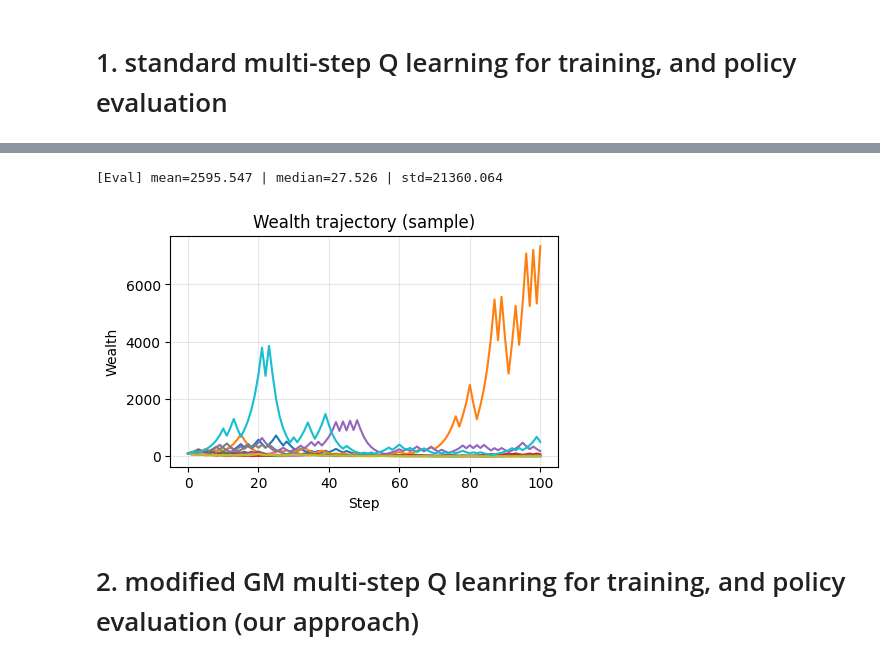
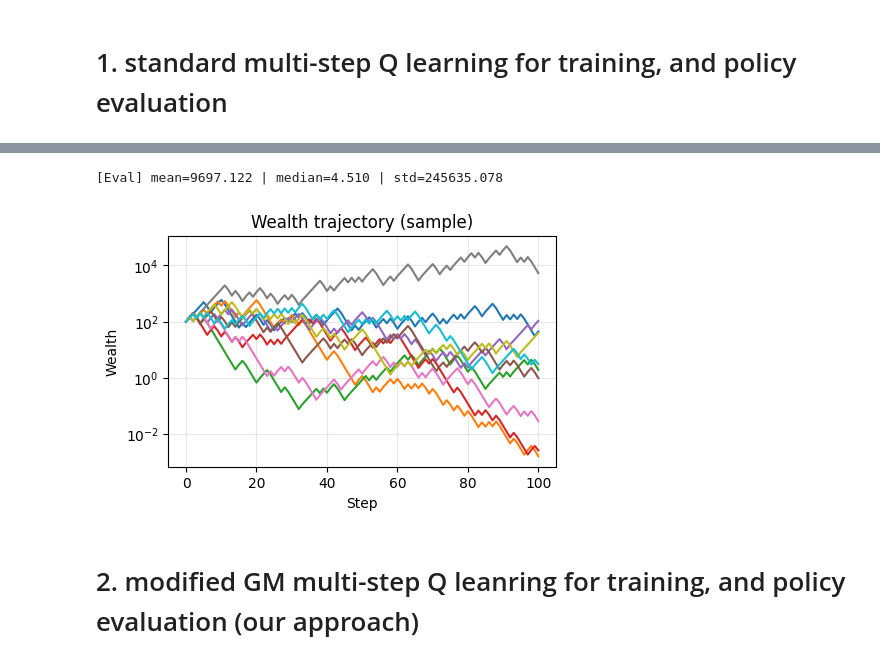
Before and after one commit to Xinyi-Sheng18/CDC-2025-beyond-expectation, a Jupyter notebook: experiments/cointoss/cointoss_Q.ipynb, the cells around one changed output, grey strips where cells are left out. Saved outputs shown, nothing was run; the diff lists cells and outputs as text; code cells hidden in the pictures.

Commit message:
update cointoss ipynb with more testing episodes and log_y axis

```diff
--- a/experiments/cointoss/cointoss_Q.ipynb
+++ b/experiments/cointoss/cointoss_Q.ipynb
@@ -60,6 +60,7 @@ def evaluate_policy(environment, Q_eva, episodes):
         plt.plot(wealth_traj[i], label=f"Traj {i+1}")
     plt.xlabel("Step")
     plt.ylabel("Wealth")
+    plt.yscale('log')
     plt.title("Wealth trajectory (sample)")
     plt.grid(alpha=0.3)
     plt.show()
@@ -152,10 +152,10 @@ Episode 2500, Total Reward: 1.620502039331157e-10, Epsilon: 0.0010
 # %%
 # policy evaluation
 TEST_ENV = CoinTossSimple()
-_ = evaluate_policy(TEST_ENV, Q_multi, episodes=100)
+_ = evaluate_policy(TEST_ENV, Q_multi, episodes=1000)
 # %% [output]
-[Eval] mean=2595.547 | median=27.526 | std=21360.064
+[Eval] mean=9697.122 | median=4.510 | std=245635.078
-[figure, old version]
+[figure, new version]
 # %% [markdown]
 # 2. modified GM multi-step Q leanring for training, and policy evaluation (our approach)
 # %%
```
Also changed, not shown: parts of 6 cells of this notebook.
